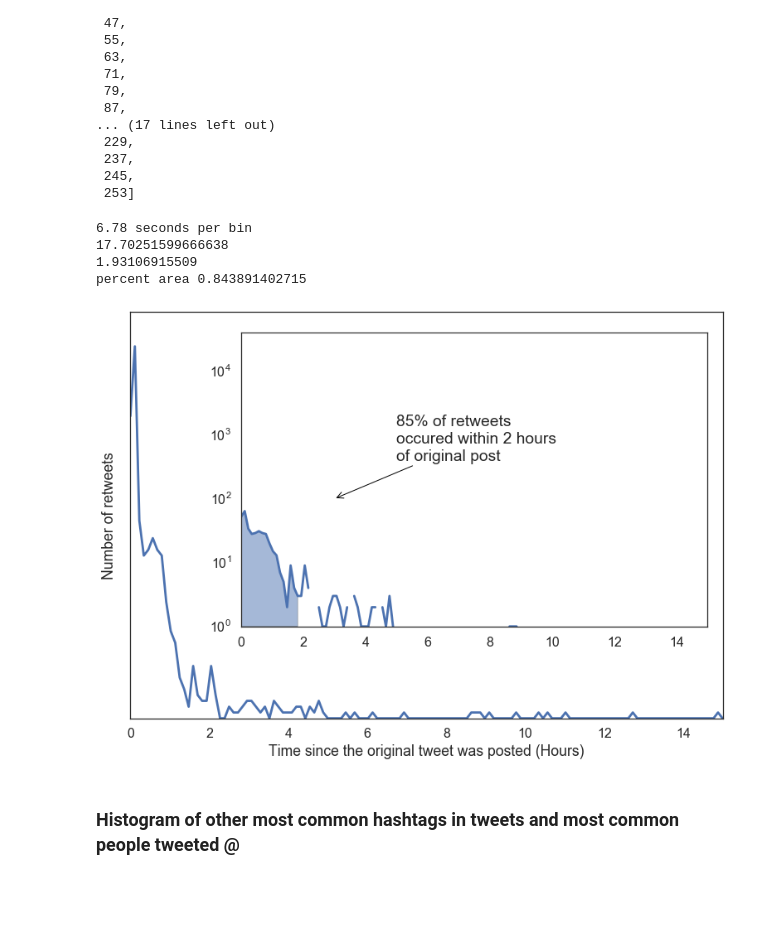
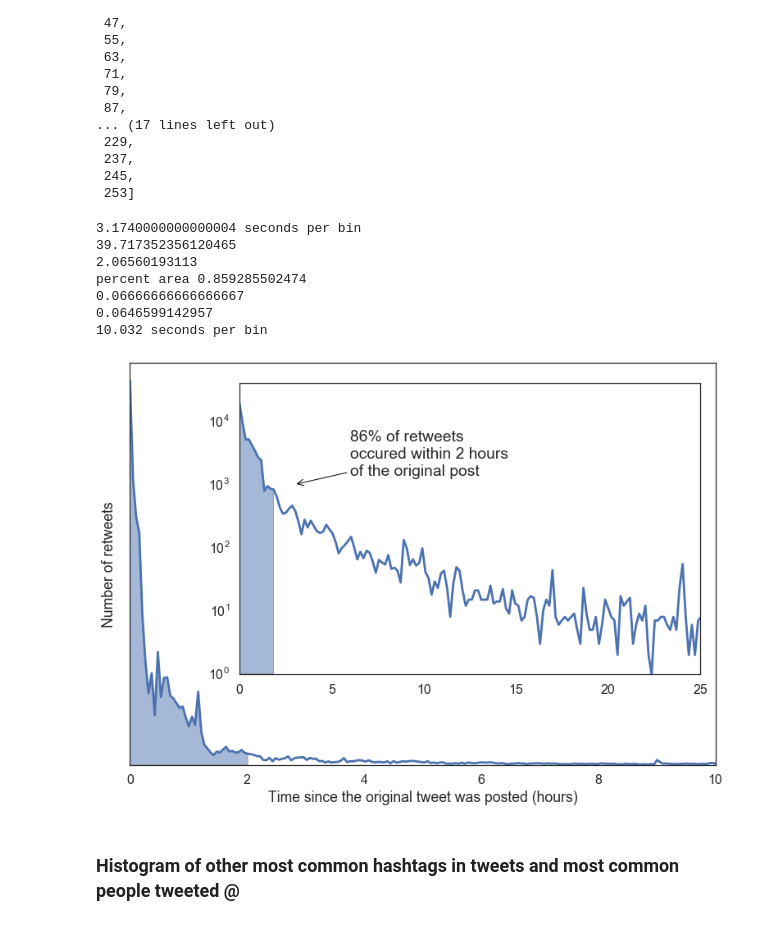
Before and after one commit to agalea91/Donald_Trump_tweet_study_-makedonalddrumpfagain, a Jupyter notebook: drumpf_notebook.ipynb, the cells around one changed output. Drawn from its saved outputs; the diff is of its cells as text; code cells hidden in the pictures; blank space fills up the shorter version.

Commit message:
Finished Part 2 blog post

```diff
--- a/drumpf_notebook.ipynb
+++ b/drumpf_notebook.ipynb
@@ -97,7 +97,7 @@ def merge_tweets(file_root, skip=100):
         print('finished importing file:', file)
     return tweets
 # %%
-drumpf_tweets = merge_tweets(file_root='drumpf_tweets\#make', skip=100)
+drumpf_tweets = merge_tweets(file_root='drumpf_tweets\#make', skip=1)
 #drumpf_tweets = merge_tweets(file_root='#makedonalddrumpfagain_2016-02-29')
 # %% [output]
 ['drumpf_tweets\\#makedonalddrumpfagain_2016-02-29.json', 'drumpf_tweets\\#makedonalddrumpfagain_2016-03-01.json', 'drumpf_tweets\\#makedonalddrumpfagain_2016-03-02.json', 'drumpf_tweets\\#makedonaldd ...
@@ -1511,57 +1510,70 @@ xlab
 # %%
 fig, ax = plt.subplots()
 
 # ax.set_title('Exponential decay of retweet frequency', y=1.03, fontsize=19, alpha=1)
 ax.set_ylabel('Number of retweets')
-ax.set_xlabel('Time since the original tweet was posted (Hours)')
+ax.set_xlabel('Time since the original tweet was posted (hours)')
 
 x_max = max(retweet_intervals_list)
-N_bins = 185
-
+N_bins = 585
 print(round(x_max/N_bins,4)*60, 'seconds per bin')
-
 bins = np.linspace(0,x_max,N_bins)
 hist = np.histogram(retweet_intervals_list, bins=bins)
+
 ax.plot(hist[1][:-1], hist[0])
 ax.set_yticklabels([])
-ax.set_xlim(0,15)
+ax.set_xlim(0,10)
 
-# N_lab = 6
-# xtks = np.linspace(0,100,N_lab)
-# xlab = [hist[1][int(tk/100*(N_bins-1))] for tk in xtks]
-# xlab = ['%.1f' % round(tk, 1) for tk in xlab]
-# ax.set_xticklabels(xlab)
-# ax.set_xticks(xtks)
-
-# Add an inset plot
-left, bottom, width, height = [0.27, 0.3, 0.61, 0.56]
-ax_inset = fig.add_axes([left, bottom, width, height])
-ax_inset.semilogy(hist[1][:-1], hist[0])
-ax_inset.set_xlim(0,15)
-ax_inset.set_ylim(1, 40000)
-
-ax_fill = fig.add_axes([left, bottom, width, height])
-ff = N_bins*2/x_max
-ax_fill.fill_between(hist[1][:int(ff)], 1, hist[0][:int(ff)], alpha=0.5)
-# ax_inset.vlines(ff*x_max/N_bins, 1, 1000, alpha=0.7)
-ax_inset.annotate('85% of retweets'+'\n'+'occured within 2 hours'+'\n'+'of the original post',
-                  xy=(3, 100), xytext=(5, 400),
-                  xycoords='data', textcoords='data',# ha='right', va='bottom',
-                  arrowprops=dict(arrowstyle='->', lw=1))
+# Fill up to 2 hours
+# If changing ff here, must also change below
+ff = N_bins*2.1/x_max
+ax.fill_between(hist[1][:int(ff)], 1, hist[0][:int(ff)], alpha=0.5)
 
 ''' How much area is in the shaded part? '''
 area = sum(hist[0][:int(ff)])/sum(hist[0])
 print(ff)
 print(hist[1][int(ff)])
 print('percent area', area)
+print(int(ff)/len(hist[1]))
+print(2/max(hist[1]))
 
+# Add an inset plot
+
+x_max = max(retweet_intervals_list)
+N_bins = 185
+print(round(x_max/N_bins,4)*60, 'seconds per bin')
+bins = np.linspace(0,x_max,N_bins)
+hist = np.histogram(retweet_intervals_list, bins=bins)
+
+left, bottom, width, height = [0.27, 0.3, 0.61, 0.56]
+ax_inset = fig.add_axes([left, bottom, width, height])
+ax_inset.semilogy(hist[1][:-1], hist[0])
+ax_inset.set_xlim(0,25)
+ax_inset.set_ylim(1, 40000)
+
+# Fill up to 2 hours
+ff = N_bins*2.1/x_max
+ax_fill = fig.add_axes([left, bottom, width, height])
+ax_fill.fill_between(hist[1][:int(ff)], 1, hist[0][:int(ff)], alpha=0.5)
+
+ax_inset.annotate('86% of retweets'+'\n'+'occured within 2 hours'+'\n'+'of the original post',
+                  xy=(3, 1000), xytext=(6, 1400),
+                  xycoords='data', textcoords='data',# ha='right', va='bottom',
+                  arrowprops=dict(arrowstyle='->', lw=1))
+
+
+
+plt.savefig('figures/retweet_delay_frequency.png', bbox_inches='tight', dpi=144)
 plt.show()
 # %% [output]
-6.78 seconds per bin
-17.70251599666638
-1.93106915509
-percent area 0.843891402715
+3.1740000000000004 seconds per bin
+39.717352356120465
+2.06560193113
+percent area 0.859285502474
+0.06666666666666667
+0.0646599142957
+10.032 seconds per bin
-[figure, old version]
+[figure, new version]
 # %% [markdown]
 ### Histogram of other most common hashtags in tweets and most common people tweeted @
 # %%
```
Also changed, not shown: parts of 23 cells of this notebook, 7 other files.
